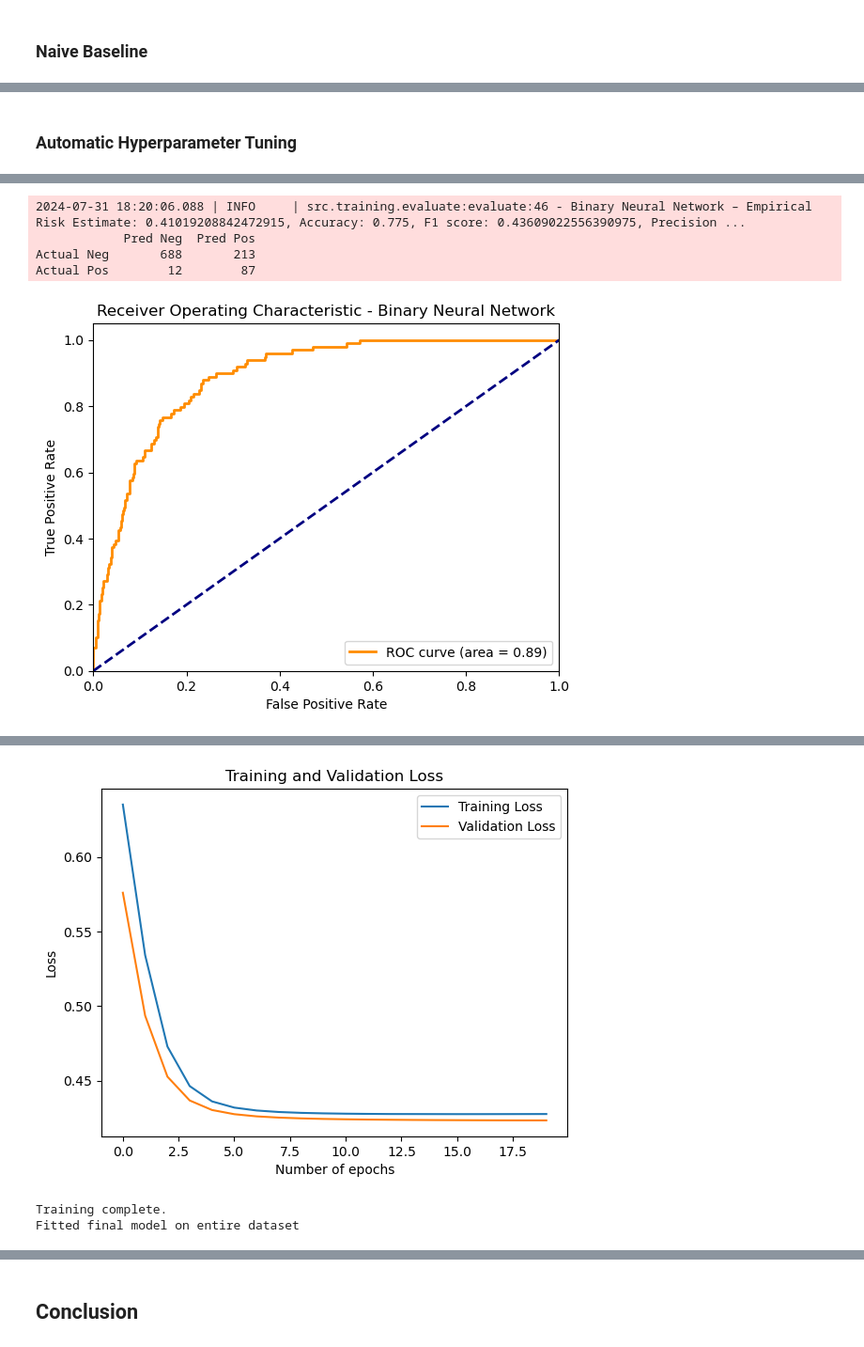
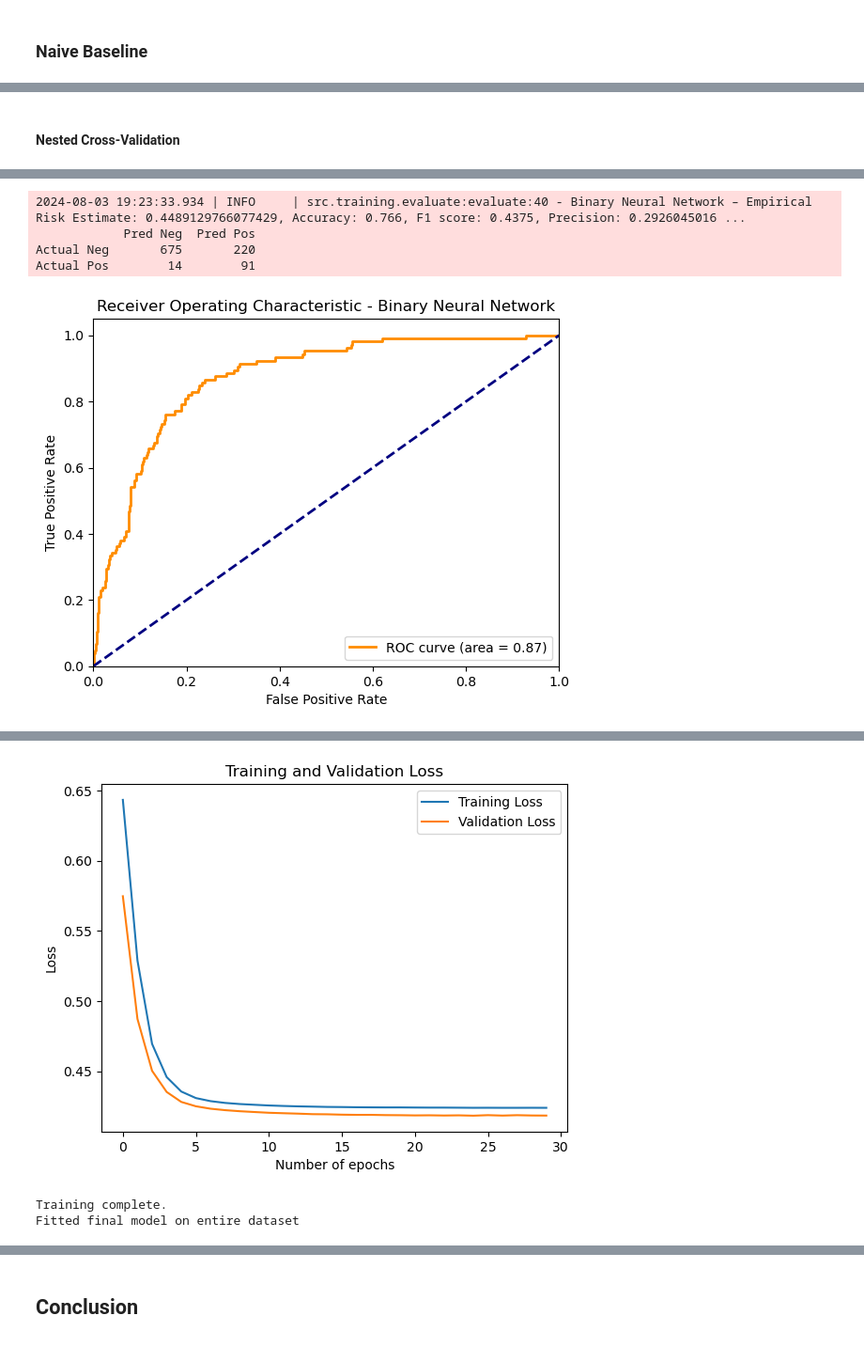
Before and after one commit to paulutsch/binary-stroke-classification, a Jupyter notebook: notebooks/main.ipynb, the cells around one changed output, grey strips where cells are left out. Shown at 94% size. Cells and saved outputs as stored; diff of their text form; code cells hidden in the pictures.

```diff
--- a/notebooks/main.ipynb
+++ b/notebooks/main.ipynb
@@ -286,6 +304,6 @@ To select the most important features, we will train our Logistic Regression mod
 # %%
 n_features_per_iteration = 5  # delete 5 features per iteration
-risk_estimate_error_margin = 0.00  # metric: weighted binary cross entropy loss
+risk_estimate_error_margin = 0.005  # metric: weighted binary cross entropy loss
 
 features_to_delete, risk_estimates = feature_selection(
     X_tmp,
@@ -568,5 +467,5 @@ The Neural Network that was trained with manually selected hyperparameters seems
-# %% [markdown]
-### Automatic Hyperparameter Tuning
+# %% [markdown]
+#### Nested Cross-Validation
 # %%
 param_grid_nn = {
     "n_features": [X_selected.shape[1]],
@@ -579,7 +478,7 @@ param_grid_nn = {
 # %%
 k = 5
 
-nn_final, nn_params, nn_R_est, nn_acc, nn_f1, nn_auc = select_model(
+nn_final, nn_params, nn_R_est, nn_acc, nn_f1, nn_auc = nested_cross_validation(
     X_selected,
     y_selected,
     BinaryNeuralNetwork,
@@ -607,5 +506,5 @@ Selected best parameters: {'n_features': 10, 'epochs': 20, 'learning_rate': 0.05
-2024-07-31 18:20:06.088 | INFO     | src.training.evaluate:evaluate:46 - Binary Neural Network – Empirical Risk Estimate: 0.41019208842472915, Accuracy: 0.775, F1 score: 0.43609022556390975, Precision ...
+2024-08-03 19:23:33.934 | INFO     | src.training.evaluate:evaluate:40 - Binary Neural Network – Empirical Risk Estimate: 0.4489129766077429, Accuracy: 0.766, F1 score: 0.4375, Precision: 0.2926045016 ...
             Pred Neg  Pred Pos
-Actual Neg       688       213
-Actual Pos        12        87
+Actual Neg       675       220
+Actual Pos        14        91
-[figure, old version]
+[figure, new version]
@@ -629,3 +528,3 @@ Epoch 19: Train Loss: 0.42765561884460224, Val Loss: 0.42338442373006635
-[figure, old version]
+[figure, new version]
 Training complete.
 Fitted final model on entire dataset
```
Also changed, not shown: parts of 60 cells of this notebook, 17 other files.
